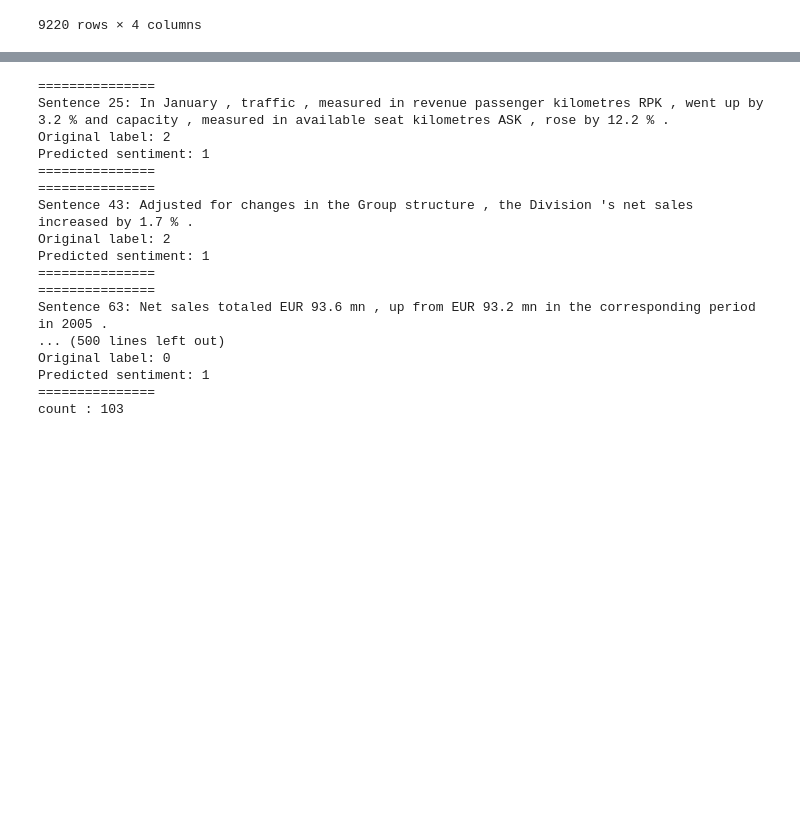
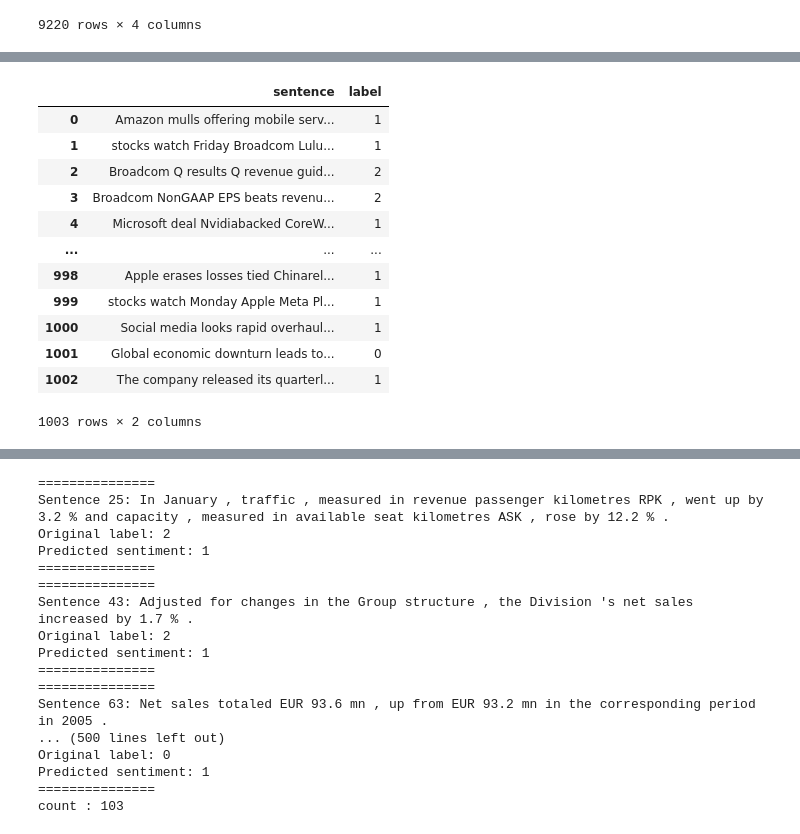
Before and after one commit to fedor44/paper3, a Jupyter notebook: Untitled64.ipynb, the cells around one changed output, grey strips where cells are left out. Cells and saved outputs as stored; diff of their text form; code cells hidden in the pictures; blank space fills up the shorter version.

```diff
--- a/Untitled64.ipynb
+++ b/Untitled64.ipynb
@@ -40,9 +40,9 @@ def sentiment_analysis(transcription):
                     # 은행 테스트용
                     #"content": "As an AI with expertise in language and emotion analysis, your task is to analyze the sentiment of the following text. Consider the financial implications and context when determining sentiment. return a numerical value where positive is represented by 2, neutral by 1, and negative by 0. and don't need to provide brief explanations for your analysis"
                     # 위 content 수정
-                    #"content": "your task is to analyze the sentiment of the following financial text. return a numerical value where positive is represented by 2, neutral by 1, and negative by 0. and When analyzing the sentiment of a statement, consider the statement neutral unless there are clear emotional expressions or connotations that indicate positivity or negativity. and don't need to provide brief explanations for your analysis"
+                    "content": "your task is to analyze the sentiment of the following financial text. return a numerical value where positive is represented by 2, neutral by 1, and negative by 0. and When analyzing the sentiment of a statement, consider the statement neutral unless there are clear emotional expressions or connotations that indicate positivity or negativity. and don't need to provide brief explanations for your analysis"
                     # financial_phrasebank
-                    "content": "your task is to analyze the sentiment of the following financial text. return a numerical value where positive is represented by 0, neutral by 2, and negative by 1. and When analyzing the sentiment of a statement, consider the statement neutral unless there are clear emotional expressions or connotations that indicate positivity or negativity. and don't need to provide brief explanations for your analysis"
+                    #"content": "your task is to analyze the sentiment of the following financial text. return a numerical value where positive is represented by 0, neutral by 2, and negative by 1. and When analyzing the sentiment of a statement, consider the statement neutral unless there are clear emotional expressions or connotations that indicate positivity or negativity. and don't need to provide brief explanations for your analysis"
                 },
                 {
                    "role": "user",
@@ -79,3 +79,39 @@ Mounted at /content/drive/
 | 9218 | 0 | AMZN | Retail jolt: Amazon seen making a... | 2018-01-02 09:21:50 |
 | 9219 | 0 | AAPL | Apple instructs Stores to offer $... | 2018-01-02 08:18:55 |
 9220 rows × 4 columns
+# %%
+# 전처리
+from nltk.corpus import stopwords
+from nltk.stem import PorterStemmer
+import re
+import nltk
+nltk.download('stopwords')
+
+df['processed_headline'] = df['headline']
+
+# 불용어 제거
+stop_words = set(stopwords.words('english'))
+df['processed_headline'] = df['processed_headline'].apply(lambda x: ' '.join([word for word in x.split() if word not in stop_words]))
+
+# 불필요한 문자 제거 (느낌표와 물음표는 유지)
+df['processed_headline'] = df['processed_headline'].apply(lambda x: re.sub(r'[^a-zA-Z!?\'\s]', '', x))
+
+# 일부 뉴스만 감성 분석 하기위해 추가
+final_df = pd.DataFrame({'sentence':[],'label':[]})
+
+# positive = 2, negative = 0, or neutral = 1
+for i, sentence in enumerate(df['processed_headline']):
+    #print(sentence)
+    sentiment = sentiment_analysis(sentence)  # 여기서 'sentence'는 문자열이어야 합니다.
+    final_df.loc[i] = [sentence, sentiment]
+
+    if i == 1000:  # 0부터 시작하므로 i == 4 일 때까지가 5개입니다.
+        break
+
+sentiment = sentiment_analysis('Global economic downturn leads to widespread layoffs and reduced consumer spending, impacting markets negatively')
+final_df.loc[1001] = ['Global economic downturn leads to widespread layoffs and reduced consumer spending, impacting markets negatively', sentiment]
+sentiment = sentiment_analysis('The company released its quarterly earnings report, showing a mixture of gains and losses across different sectors')
+final_df.loc[1002] = ['The company released its quarterly earnings report, showing a mixture of gains and losses across different sectors', sentiment]
+
+final_df
+# %% [output]
@@ -81,0 +120,13 @@ Mounted at /content/drive/
+|  | sentence | label |
+| 0 | Amazon mulls offering mobile serv... | 1 |
+| 1 | stocks watch Friday Broadcom Lulu... | 1 |
+| 2 | Broadcom Q results Q revenue guid... | 2 |
+| 3 | Broadcom NonGAAP EPS beats revenu... | 2 |
+| 4 | Microsoft deal Nvidiabacked CoreW... | 1 |
+| ... | ... | ... |
+| 998 | Apple erases losses tied Chinarel... | 1 |
+| 999 | stocks watch Monday Apple Meta Pl... | 1 |
+| 1000 | Social media looks rapid overhaul... | 1 |
+| 1001 | Global economic downturn leads to... | 0 |
+| 1002 | The company released its quarterl... | 1 |
+1003 rows × 2 columns
```
Also changed, not shown: parts of 6 cells of this notebook.
